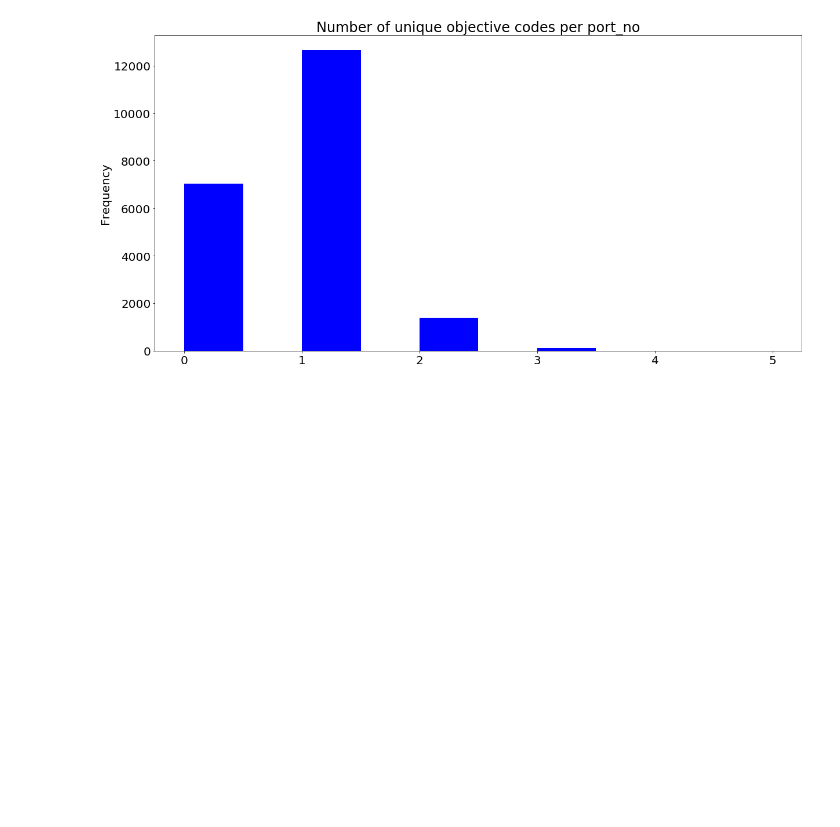
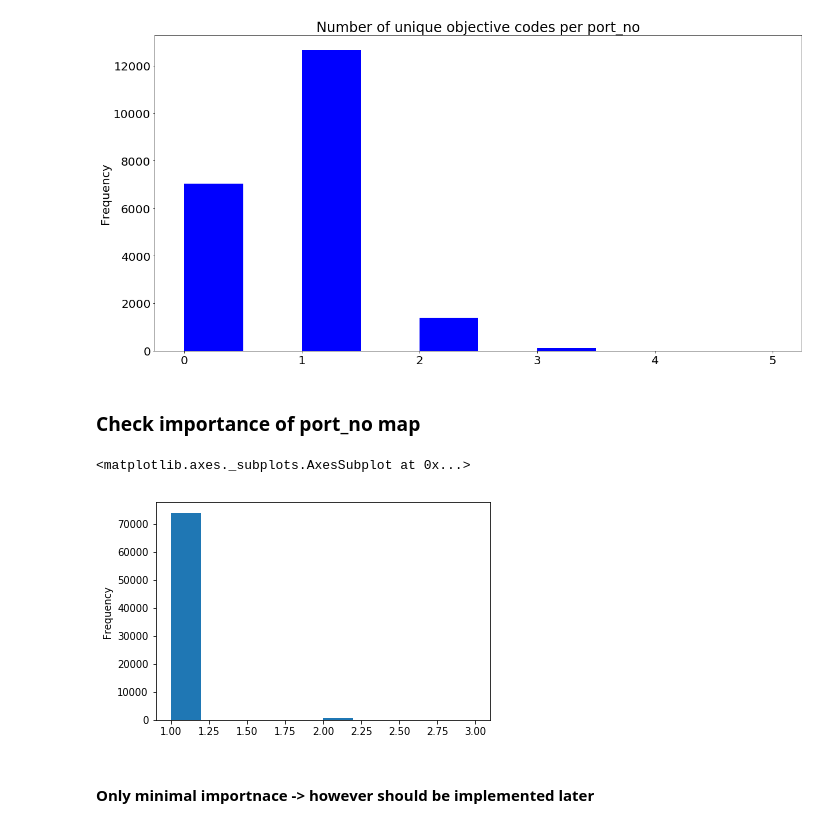
Before and after one commit to Amglex/Mutual-Funds, a Jupyter notebook: notebooks/03 - Analysis of fund_info.ipynb, the cells around one changed output. Cells and saved outputs as stored; diff of their text form; code cells hidden in the pictures; blank space fills up the shorter version.

```diff
--- a/notebooks/03 - Analysis of fund_info.ipynb
+++ b/notebooks/03 - Analysis of fund_info.ipynb
@@ -146,3 +146,17 @@ ax = (obj_per_portno["crsp_obj_cd"]
 )
 # %% [output]
 [figure]
+# %% [markdown]
+### Check importance of port_no map
+# %%
+path = '../data/raw/portno_map.feather'
+portno_map = feather.read_dataframe(path)
+# %%
+check = portno_map.groupby(['crsp_fundno','crsp_portno']).count()['begdt']
+# %%
+check.plot(kind = 'hist')
+# %% [output]
+<matplotlib.axes._subplots.AxesSubplot at 0x...>
+[figure, added]
+# %% [markdown]
+#### Only minimal importnace -> however should be implemented later
```
Also changed, not shown: 3 other files.
